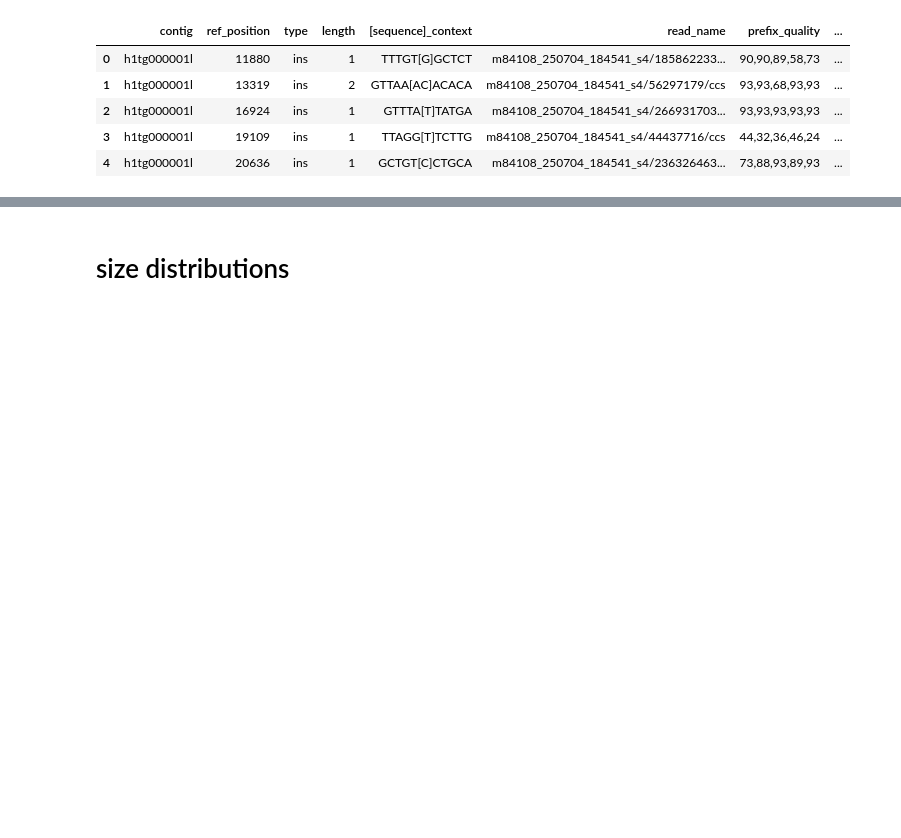
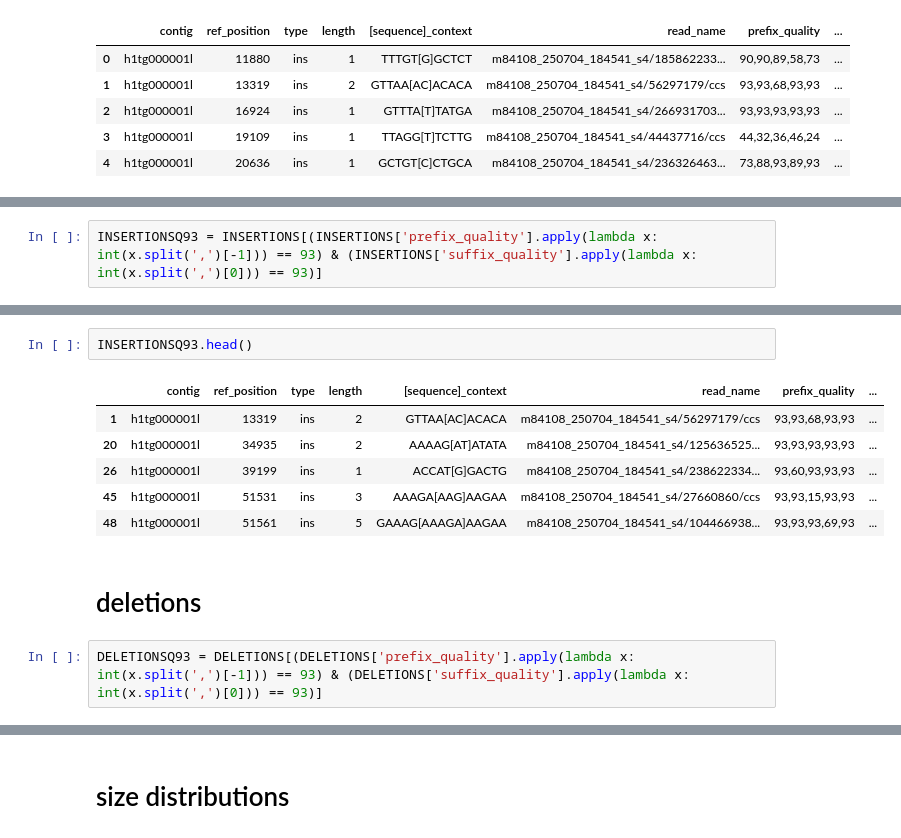
Before and after one commit to PeterKADam/indel_scanner, a Jupyter notebook: indel_analysis.ipynb, the cells around one changed output, grey strips where cells are left out. Saved outputs shown, nothing was run; the diff lists cells and outputs as text; blank space fills up the shorter version.

```diff
--- a/indel_analysis.ipynb
+++ b/indel_analysis.ipynb
@@ -25,0 +30,2 @@ INSERTIONS.head()
+# %%
+INSERTIONSQ93 = INSERTIONS[(INSERTIONS['prefix_quality'].apply(lambda x: int(x.split(',')[-1])) == 93) & (INSERTIONS['suffix_quality'].apply(lambda x: int(x.split(',')[0])) == 93)]
@@ -25,0 +51,13 @@ INSERTIONS.head()
+# %%
+INSERTIONSQ93.head()
+# %% [output]
+|  | contig | ref_position | type | length | [sequence]_context | read_name | prefix_quality | ... |
+| 1 | h1tg000001l | 13319 | ins | 2 | GTTAA[AC]ACACA | m84108_250704_184541_s4/56297179/ccs | 93,93,68,93,93 | ... |
+| 20 | h1tg000001l | 34935 | ins | 2 | AAAAG[AT]ATATA | m84108_250704_184541_s4/125636525... | 93,93,93,93,93 | ... |
+| 26 | h1tg000001l | 39199 | ins | 1 | ACCAT[G]GACTG | m84108_250704_184541_s4/238622334... | 93,60,93,93,93 | ... |
+| 45 | h1tg000001l | 51531 | ins | 3 | AAAGA[AAG]AAGAA | m84108_250704_184541_s4/27660860/ccs | 93,93,15,93,93 | ... |
+| 48 | h1tg000001l | 51561 | ins | 5 | GAAAG[AAAGA]AAGAA | m84108_250704_184541_s4/104466938... | 93,93,93,69,93 | ... |
+# %% [markdown]
+# deletions
+# %%
+DELETIONSQ93 = DELETIONS[(DELETIONS['prefix_quality'].apply(lambda x: int(x.split(',')[-1])) == 93) & (DELETIONS['suffix_quality'].apply(lambda x: int(x.split(',')[0])) == 93)]
```
Also changed, not shown: parts of 5 cells of this notebook, 6 other files.
